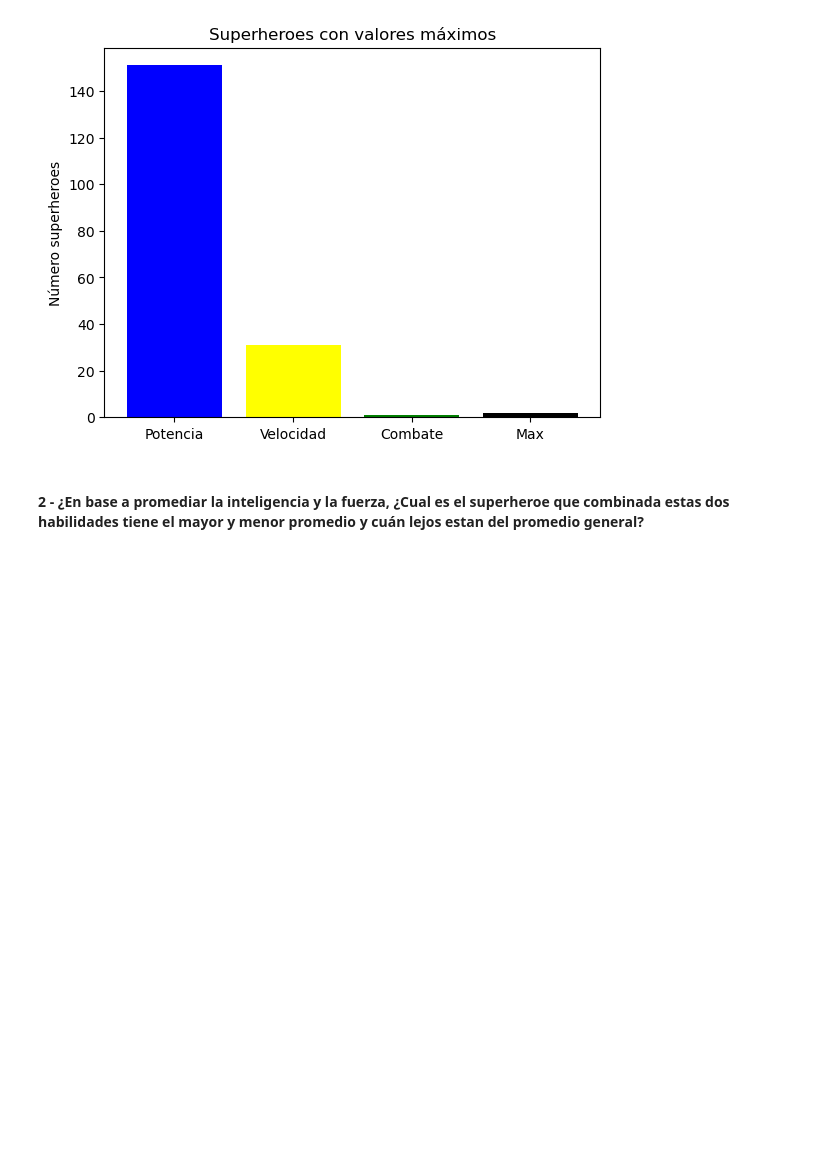
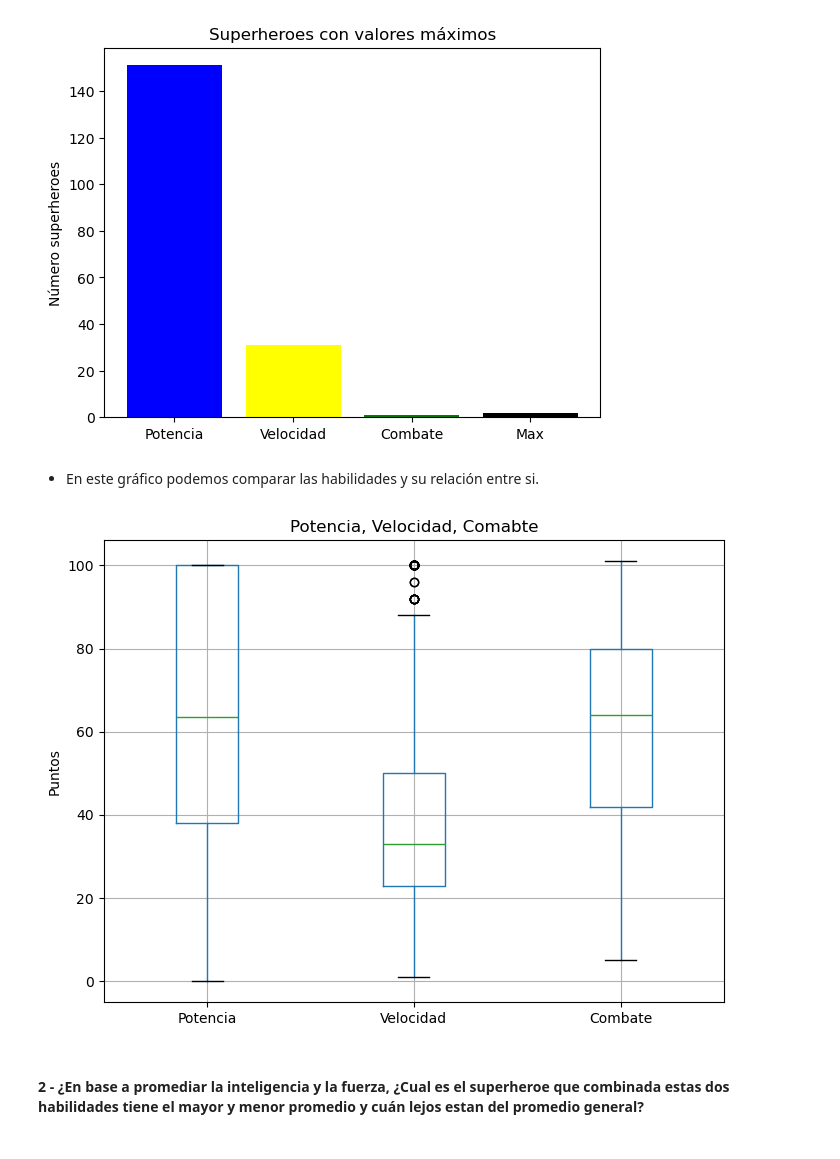
Before and after one commit to Anxo555/Proyecto-Api-Superheroes, a Jupyter notebook: Analisis_datos_PAOLO/Preguntas 1 y 2 final.ipynb, the cells around one changed output. Cells and saved outputs as stored; diff of their text form; code cells hidden in the pictures; blank space fills up the shorter version.

```diff
--- a/Analisis_datos_PAOLO/Preguntas 1 y 2 final.ipynb
+++ b/Analisis_datos_PAOLO/Preguntas 1 y 2 final.ipynb
@@ -132,11 +132,19 @@ plt.show
 # %% [output]
 <function matplotlib.pyplot.show(close=None, block=None)>
 [figure]
+# %% [markdown]
+- En este gráfico podemos comparar las habilidades y su relación entre si.
 # %%
-#Nota: ¿Sacar una comparación de donde se encuentran los superheroes con mayour promedio y el promedio general?
+columnas = ["Potencia", "Velocidad", "Combate"]
 
-#prom1 = df1.loc[425, ["Potencia", "Velocidad", "Combate"]].mean() #Man of Miracles
-#prom2 = df1.loc[502, ["Potencia", "Velocidad", "Combate"]].mean() #One above all
+# Dibujar boxplots
+plt.figure(figsize=(8, 6))
+df1[columnas].boxplot()
+plt.title("Potencia, Velocidad, Comabte")
+plt.ylabel("Puntos")
+plt.show()
+# %% [output]
+[figure, added]
 # %% [markdown]
 <h4>2 - ¿En base a promediar la inteligencia y la fuerza, ¿Cual es el superheroe que combinada estas dos habilidades tiene el mayor y menor promedio y cuán lejos estan del promedio general?<h4>
 # %%
```
Also changed, not shown: parts of 4 cells of this notebook, 2 other files.
